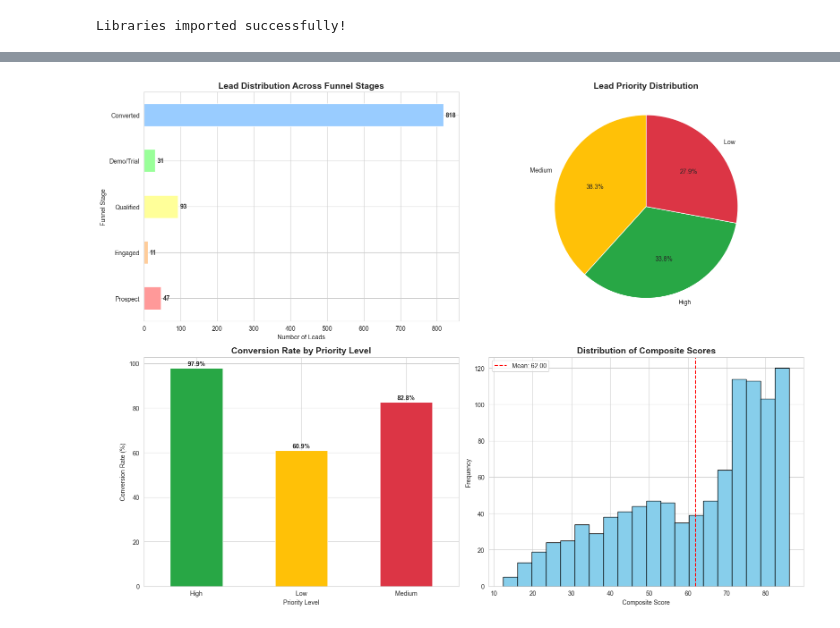
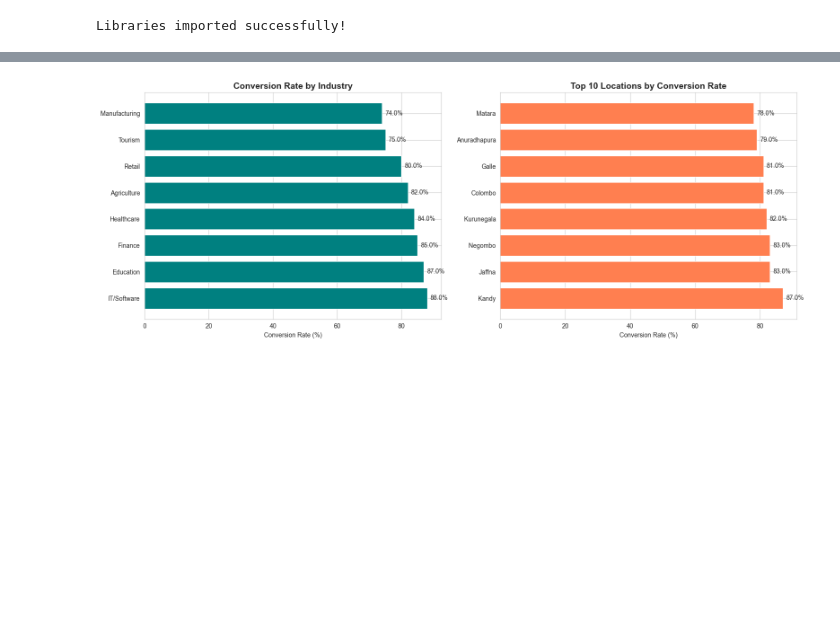
Before and after one commit to nisansalasandu/Sales-Lead-Scoring-System, a Jupyter notebook: notebooks/04_funnel_tracking_and_reports.ipynb, the cells around one changed output, grey strips where cells are left out. Saved outputs shown, nothing was run; the diff lists cells and outputs as text; code cells hidden in the pictures; blank space fills up the shorter version.

```diff
--- a/notebooks/04_funnel_tracking_and_reports.ipynb
+++ b/notebooks/04_funnel_tracking_and_reports.ipynb
@@ -17,7 +21,7 @@ warnings.filterwarnings('ignore')
 
 # Set style for better visualizations
 sns.set_style("whitegrid")
-plt.rcParams['figure.figsize'] = (12, 6)
+plt.rcParams['figure.figsize'] = (16, 10)
 
 print("Libraries imported successfully!")
 # %% [output]
@@ -153,50 +181,51 @@ Conversion Rate: 81.80%
 # %%
-# Visualize Complete Sales Funnel
+# Industry and Location Analysis
 
-fig, axes = plt.subplots(2, 2, figsize=(16, 12))
+print("\n" + "="*70)
+print("Industry & Location Analysis")
+print("-"*70)
 
-# 1. Funnel Stages
-ax1 = axes[0, 0]
-funnel_summary.plot(kind='barh', ax=ax1, color=['#ff9999', '#ffcc99', '#ffff99', '#99ff99', '#99ccff'])
-ax1.set_title('Lead Distribution Across Funnel Stages', fontsize=14, fontweight='bold')
-ax1.set_xlabel('Number of Leads')
-ax1.set_ylabel('Funnel Stage')
-for i, v in enumerate(funnel_summary):
-    ax1.text(v + 5, i, str(v), va='center', fontweight='bold')
+fig, axes = plt.subplots(1, 2, figsize=(16, 6))
 
-# 2. Priority Distribution
-ax2 = axes[0, 1]
-priority_counts = df['priority_level'].value_counts()
-colors_priority = {'High': '#28a745', 'Medium': '#ffc107', 'Low': '#dc3545'}
-ax2.pie(priority_counts, labels=priority_counts.index, autopct='%1.1f%%',
-        colors=[colors_priority[x] for x in priority_counts.index],
-        startangle=90)
-ax2.set_title('Lead Priority Distribution', fontsize=14, fontweight='bold')
+# Conversion rate by industry
+ax1 = axes[0]
+industry_conv = df.groupby('industry').agg({
+    'converted': ['sum', 'count', 'mean'],
+    'lead_score': 'mean'
+}).round(2)
+industry_conv.columns = ['converted_count', 'total_leads', 'conversion_rate', 'avg_score']
+industry_conv['conversion_rate'] = industry_conv['conversion_rate'] * 100
+industry_conv = industry_conv.sort_values('conversion_rate', ascending=False)
 
-# 3. Conversion Rate by Priority
-ax3 = axes[1, 0]
-conversion_by_priority = df.groupby('priority_level')['converted'].mean() * 100
-conversion_by_priority.plot(kind='bar', ax=ax3, color=['#28a745', '#ffc107', '#dc3545'])
-ax3.set_title('Conversion Rate by Priority Level', fontsize=14, fontweight='bold')
-ax3.set_xlabel('Priority Level')
-ax3.set_ylabel('Conversion Rate (%)')
-ax3.set_xticklabels(ax3.get_xticklabels(), rotation=0)
-for i, v in enumerate(conversion_by_priority):
-    ax3.text(i, v + 1, f'{v:.1f}%', ha='center', fontweight='bold')
+bars = ax1.barh(industry_conv.index, industry_conv['conversion_rate'], color='teal')
+ax1.set_title('Conversion Rate by Industry', fontsize=14, fontweight='bold')
+ax1.set_xlabel('Conversion Rate (%)')
+for i, (bar, value) in enumerate(zip(bars, industry_conv['conversion_rate'])):
+    ax1.text(value + 1, i, f'{value:.1f}%', va='center')
 
-# 4. Score Distribution
-ax4 = axes[1, 1]
-df['composite_score'].hist(bins=20, ax=ax4, color='skyblue', edgecolor='black')
-ax4.set_title('Distribution of Composite Scores', fontsize=14, fontweight='bold')
-ax4.set_xlabel('Composite Score')
-ax4.set_ylabel('Frequency')
-ax4.axvline(df['composite_score'].mean(), color='red', linestyle='--',
-            label=f'Mean: {df["composite_score"].mean():.2f}')
-ax4.legend()
+# Conversion rate by location (top 10)
+ax2 = axes[1]
+location_conv = df.groupby('location').agg({
+    'converted': ['sum', 'count', 'mean'],
+    'lead_score': 'mean'
+}).round(2)
+location_conv.columns = ['converted_count', 'total_leads', 'conversion_rate', 'avg_score']
+location_conv['conversion_rate'] = location_conv['conversion_rate'] * 100
+location_conv = location_conv.sort_values('conversion_rate', ascending=False).head(10)
+
+bars = ax2.barh(location_conv.index, location_conv['conversion_rate'], color='coral')
+ax2.set_title('Top 10 Locations by Conversion Rate', fontsize=14, fontweight='bold')
+ax2.set_xlabel('Conversion Rate (%)')
+for i, (bar, value) in enumerate(zip(bars, location_conv['conversion_rate'])):
+    ax2.text(value + 1, i, f'{value:.1f}%', va='center')
 
 plt.tight_layout()
-plt.savefig('../reports/sales_funnel_visualization.png', dpi=300, bbox_inches='tight')
+plt.savefig('../reports/industry_location_analysis.png', dpi=300, bbox_inches='tight')
 plt.show()
 
-print("Funnel visualization saved to 'reports' as 'sales_funnel_visualization.png'")
+print("Saved: reports/industry_location_analysis.png")
+
+# Save industry analysis
+industry_conv.to_csv('../reports/industry_analysis.csv')
+print("Saved: reports/industry_analysis.csv")
 # %% [output]
@@ -203 +235 @@ print("Funnel visualization saved to 'reports' as 'sales_funnel_visualization.pn
-[figure, old version]
+[figure, new version]
```
Also changed, not shown: parts of 12 cells of this notebook, 34 other files.
